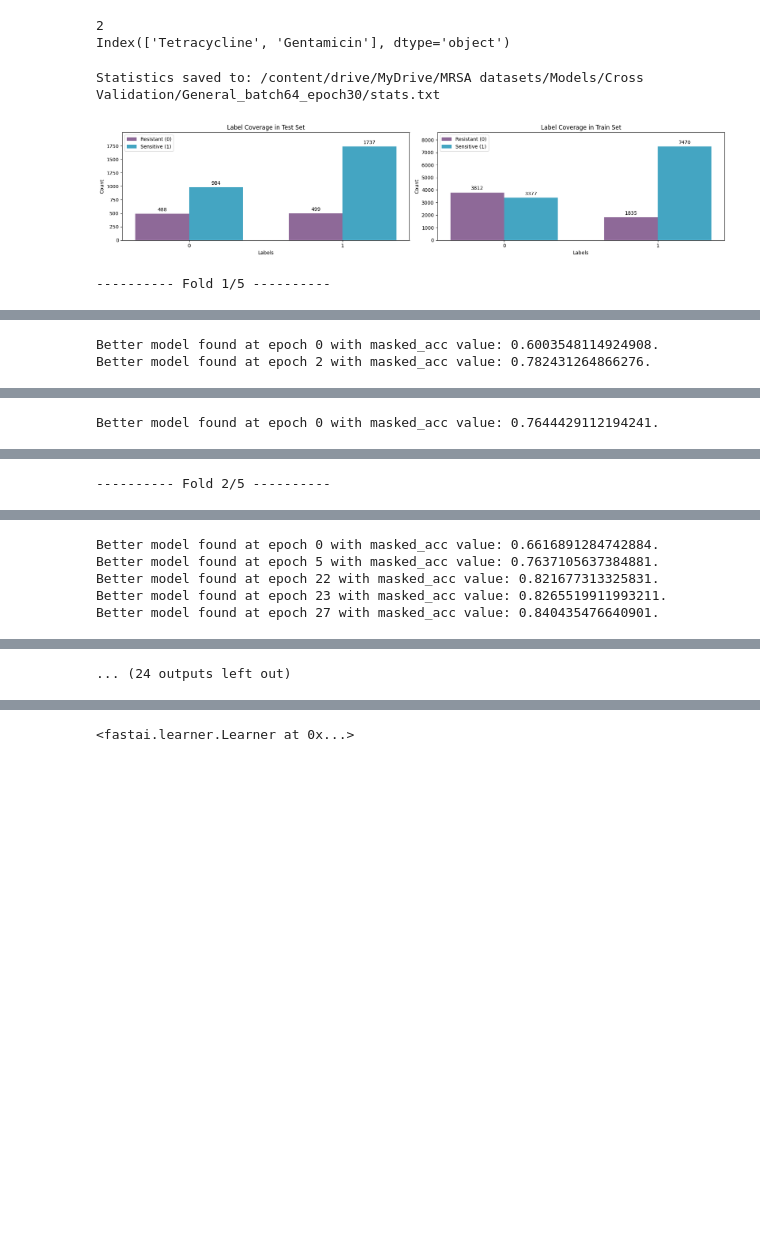
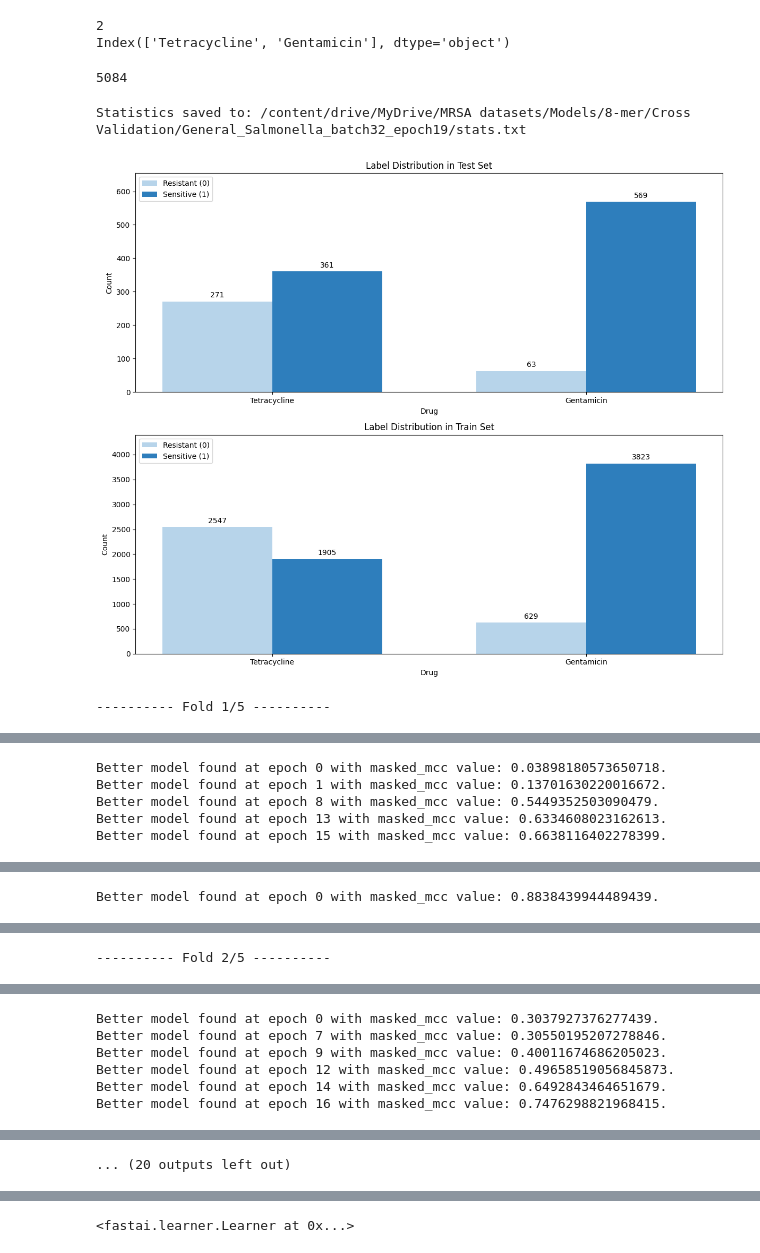
Before and after one commit to XHCFS/amr-fgcr-prediction-project, a Jupyter notebook: Notebooks/Model_Training_Pipeline.ipynb, the cells around one changed output, grey strips where cells are left out. Drawn from its saved outputs; the diff is of its cells as text; code cells hidden in the pictures; blank space fills up the shorter version.

Commit message:
Add comparison results and update notebooks

```diff
--- a/Notebooks/Model_Training_Pipeline.ipynb
+++ b/Notebooks/Model_Training_Pipeline.ipynb
@@ -337,13 +369,14 @@ class MultiSpeciesFCGRDataset(Dataset):
         self.dataset_dir = os.path.join(root_dir, dataset_dir)
         self.Master_Table = pd.read_csv(table_path)
         self.transform = transform
+        # build species->idx map
         self.species_list = self.Master_Table['Species'].unique().tolist()
         self.species_to_idx = {s:i for i,s in enumerate(self.species_list)}
 
         self.clusters = self.Master_Table['clusters'].tolist()
         self.species = self.Master_Table['Species'].tolist()
 
-        self.labels_map = {'R': 0, 'I': 0, 'S': 1, np.nan: -1}
+        self.labels_map = LABEL_MAP
 
         labels = self.Master_Table.iloc[:, 3:-1]
         labels = labels.apply(lambda x: x.map(self.labels_map), axis = 1)
@@ -548,7 +581,7 @@ table_df['row_index'] = table_df.index
 
 def get_clusters_labels(df, i):
     cluster = df[df['clusters'] == i]
-    return ((cluster == 'S').sum()).tolist()[:-1], ((cluster == 'R').sum()).tolist()[:-1], len(cluster)
+    return ((cluster == 'S').sum()).tolist()[:-1], ((cluster == 'R').sum()).tolist()[:-1] + ((cluster == 'I').sum()).tolist()[:-1], len(cluster)
 
 def split_function(clusters, clusters_size, ratio = 0.2):
     cluster_counts = pd.Series(clusters_size).value_counts().sort_index()
@@ -759,11 +901,11 @@ def compute_weights_from_subset(subset, num_classes):
 from sklearn.metrics import (
     precision_score, recall_score, f1_score, fbeta_score,
     roc_auc_score, jaccard_score, hamming_loss, matthews_corrcoef,
-    average_precision_score # <-- Add this import
+    average_precision_score
 )
 
 # ─── Global Configuration ─────────────────────────────────────────────────────
-# If your model outputs raw logits, set USE_LOGITS = True and THRESH = 0.0
+# If model outputs raw logits, set USE_LOGITS = True and THRESH = 0.0
 # If it outputs probabilities, set USE_LOGITS = False and THRESH = 0.5
 USE_LOGITS = True
 THRESH = 0.0 if USE_LOGITS else 0.5
@@ -772,6 +914,14 @@ THRESH = 0.0 if USE_LOGITS else 0.5
 def _safe_divide(a: float, b: float) -> float:
     return a / b if b != 0 else 0.0
 
+def safe_balanced_accuracy(y_true, y_pred):
+    if len(np.unique(y_true)) < 2:
+        return 0.5
+    try:
+        score = balanced_accuracy_score(y_true, y_pred)
+        return float(score) if not np.isnan(score) and not np.isinf(score) else 0.0
+    except Exception:
+        return 0.0
 
 def safe_roc_auc(y_true, y_pred):
     if len(np.unique(y_true)) < 2:
@@ -786,7 +936,8 @@ def safe_mcc(y_true, y_pred):
     if len(np.unique(y_true)) < 2 or len(np.unique(y_pred)) < 2:
         return 0.0
     try:
-        return matthews_corrcoef(y_true, y_pred)
+        score = matthews_corrcoef(y_true, y_pred)
+        return float(score) if not np.isnan(score) and not np.isinf(score) else 0.0
     except ValueError:
         return 0.0
 
@@ -800,9 +951,8 @@ def safe_jaccard(y_true, y_pred):
         return 0.0
 
 def safe_auprc(y_true, y_pred_prob):
-    # AUPRC is well-defined even with one class, but let's be safe.
     if len(np.unique(y_true)) < 2:
-        return 0.0 # Or np.nan, depending on how you want to handle it
+        return 0.0
     try:
         return average_precision_score(y_true, y_pred_prob)
     except ValueError:
@@ -873,6 +1023,11 @@ MaskedAccuracyMulti = make_named_metric(
     "masked_acc"
 )
 
+MaskedBalancedAccuracyMulti = make_named_metric(
+    lambda inp, targ: _masked_metric_per_class(inp, targ, safe_balanced_accuracy),
+    "masked_balanced_acc"
+)
+
 MaskedPrecisionMulti = make_named_metric(
     lambda inp, targ: _masked_metric_per_class(inp, targ, precision_score),
     "masked_precision"
@@ -991,6 +1146,7 @@ def per_class_metric(preds, targets):
         prob_preds = preds
 
     metric_funcs = {
+    'balanced_acc': (safe_balanced_accuracy, False),
     'accuracy': (masked_accuracy_per_class_detailed, False),
     'precision': (precision_score, False),
     'AUPRC': (safe_auprc, True),
@@ -1128,6 +1284,10 @@ print(DRUGS)
 # %% [output]
 2
 Index(['Tetracycline', 'Gentamicin'], dtype='object')
+# %%
+len(Dataset)
+# %% [output]
+5084
 # %%
 # ---------- Cross Validation ----------
 saved_model_name,saved_metric_name=get_save_paths(model=model,mode=mode,hyperparams=model_hyperparameters_dict,root_models_dir=root_models_dir, best_acc=None)
@@ -1141,7 +1301,8 @@ test_dataset  = Subset(Dataset,
 
                        test_indices)
 
-save_split_statistics(train_indices, test_indices, train_clusters, test_clusters, len(Dataset), check_label_coverage, saved_model_name)
+save_split_statistics(train_indices, test_indices, train_clusters, test_clusters, len(Dataset), check_label_coverage, saved_model_name, DRUGS, architecture)
+plot_label_coverage_per_species(Dataset, DRUGS, saved_model_name, architecture)
 
 results_per_fold = defaultdict(list)
 class_results_per_fold = []
@@ -1180,7 +1341,7 @@ for fold, (train_idx, val_idx) in fold_enumerate:
     AMR_Model = AMR_Model.to(device)
 
     callbacks = [MixUp(alpha=0.1) if not isGeneral else None,
-                 SaveModelCallback(monitor='masked_acc', fname=f'model_fold_{fold+1}'),
+                 SaveModelCallback(monitor='masked_mcc', fname=f'model_fold_{fold+1}'),
                  CSVLogger(fname=f'{saved_metric_name[:-4]}_fold_{fold+1}.csv'),
                  SpeciesLossUnwrapper() if isGeneral else None,
                  ]
@@ -1192,35 +1353,39 @@ for fold, (train_idx, val_idx) in fold_enumerate:
         AMR_Model,
         loss_func = MaskedWeightedBCEBySpecies(pos_weights=pos_weights, num_classes=NUM_CLASSES) if isGeneral else MaskedWeightedBCE(pos_weight = pos_weights),
         metrics=[
             MaskedAccuracyMulti,
             MaskedPrecisionMulti,
             MaskedAUPRCMulti,
             MaskedRecallMulti,
             MaskedF1ScoreMulti,
             MaskedFBetaMulti,
             MaskedRocAucMulti,
             MaskedJaccardMulti,
             MaskedHammingLossMulti,
-            MaskedMatthewsCorrCoefMulti
+            MaskedMatthewsCorrCoefMulti,
+            MaskedBalancedAccuracyMulti,
         ],
         cbs = callbacks
     )
 
     learn.fit_one_cycle(EPOCHS)
 
     val_results = learn.validate()
     val_loss, *metric_scores = val_results
 
+    if len(val_results) != len(learn.metrics) + 1:
+        print("Metric mismatch! Expected:", len(learn.metrics), "Got:", len(val_results)-1)
+
     results_per_fold['valid_loss'].append(val_loss)
 
     for metric_name, score in zip(learn.metrics, metric_scores):
         results_per_fold[metric_name.name].append(score)
 
     preds, targets = learn.get_preds(dl=dls.valid)
     per_class_results = per_class_metric(preds, targets)
     class_results_per_fold.append(per_class_results)
 # %% [output]
-Statistics saved to: /content/drive/MyDrive/MRSA datasets/Models/Cross Validation/General_batch64_epoch30/stats.txt
+Statistics saved to: /content/drive/MyDrive/MRSA datasets/Models/8-mer/Cross Validation/General_Salmonella_batch32_epoch19/stats.txt
-[figure, old version]
+[figure, new version]
 ---------- Fold 1/5 ----------
 | epoch | train_loss | valid_loss | masked_acc | masked_precision | masked_auprc | masked_recall | masked_f1 | ... |
@@ -1243,7 +1408,10 @@ Statistics saved to: /content/drive/MyDrive/MRSA datasets/Models/Cross Validatio
-Better model found at epoch 0 with masked_acc value: 0.6003548114924908.
-Better model found at epoch 2 with masked_acc value: 0.782431264866276.
+Better model found at epoch 0 with masked_mcc value: 0.03898180573650718.
+Better model found at epoch 1 with masked_mcc value: 0.13701630220016672.
+Better model found at epoch 8 with masked_mcc value: 0.5449352503090479.
+Better model found at epoch 13 with masked_mcc value: 0.6334608023162613.
+Better model found at epoch 15 with masked_mcc value: 0.6638116402278399.
 [interactive output not drawn]
-Better model found at epoch 0 with masked_acc value: 0.7644429112194241.
+Better model found at epoch 0 with masked_mcc value: 0.8838439944489439.
 [interactive output not drawn]
 ---------- Fold 2/5 ----------
 | epoch | train_loss | valid_loss | masked_acc | masked_precision | masked_auprc | masked_recall | masked_f1 | ... |
@@ -1266,10 +1434,11 @@ Better model found at epoch 0 with masked_acc value: 0.7644429112194241.
-Better model found at epoch 0 with masked_acc value: 0.6616891284742884.
-Better model found at epoch 5 with masked_acc value: 0.7637105637384881.
-Better model found at epoch 22 with masked_acc value: 0.821677313325831.
-Better model found at epoch 23 with masked_acc value: 0.8265519911993211.
-Better model found at epoch 27 with masked_acc value: 0.840435476640901.
+Better model found at epoch 0 with masked_mcc value: 0.3037927376277439.
+Better model found at epoch 7 with masked_mcc value: 0.30550195207278846.
+Better model found at epoch 9 with masked_mcc value: 0.40011674686205023.
+Better model found at epoch 12 with masked_mcc value: 0.49658519056845873.
+Better model found at epoch 14 with masked_mcc value: 0.6492843464651679.
+Better model found at epoch 16 with masked_mcc value: 0.7476298821968415.
 [interactive output not drawn]
-... (24 outputs left out)
+... (20 outputs left out)
 # %%
 cross_validation_results = []
 for metric_name, scores in results_per_fold.items():
```
Also changed, not shown: parts of 27 cells of this notebook, 30 other files.
